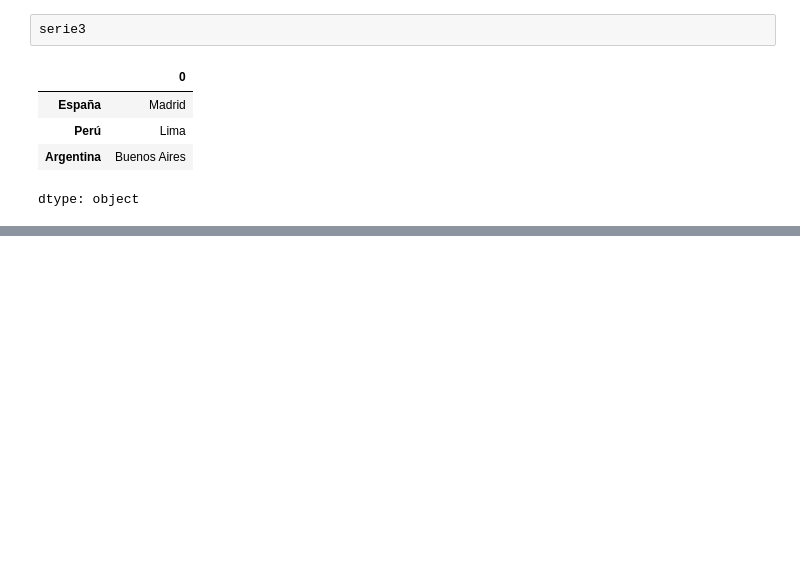
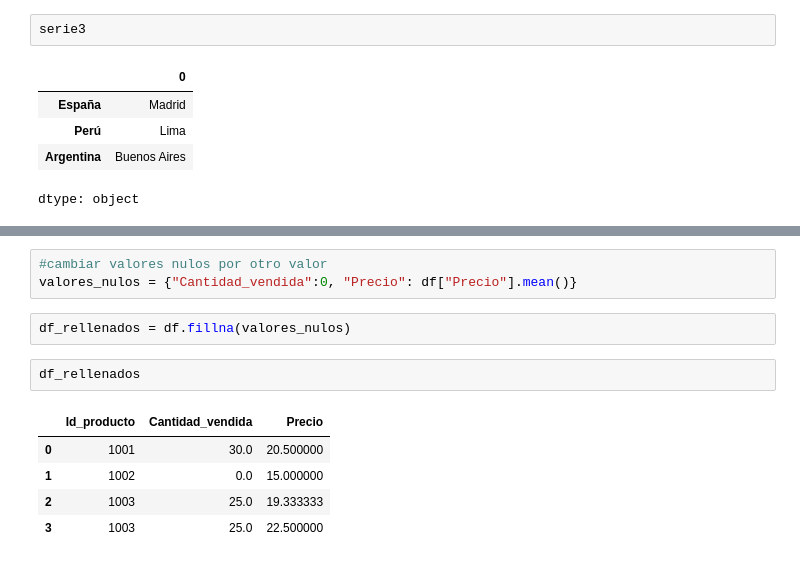
Before and after one commit to MyAppsTest/ciencia_datos_udemy_fg, a Jupyter notebook: CienciaDeDatos_con_Federico.ipynb, the cells around one changed output, grey strips where cells are left out. Saved outputs shown, nothing was run; the diff lists cells and outputs as text; blank space fills up the shorter version.

```diff
--- a/CienciaDeDatos_con_Federico.ipynb
+++ b/CienciaDeDatos_con_Federico.ipynb
@@ -160,0 +251,13 @@ dtype: object
+# %%
+#cambiar valores nulos por otro valor
+valores_nulos = {"Cantidad_vendida":0, "Precio": df["Precio"].mean()}
+# %%
+df_rellenados = df.fillna(valores_nulos)
+# %%
+df_rellenados
+# %% [output]
+|  | Id_producto | Cantidad_vendida | Precio |
+| 0 | 1001 | 30.0 | 20.500000 |
+| 1 | 1002 | 0.0 | 15.000000 |
+| 2 | 1003 | 25.0 | 19.333333 |
+| 3 | 1003 | 25.0 | 22.500000 |
```
Also changed, not shown: parts of 18 cells of this notebook.
